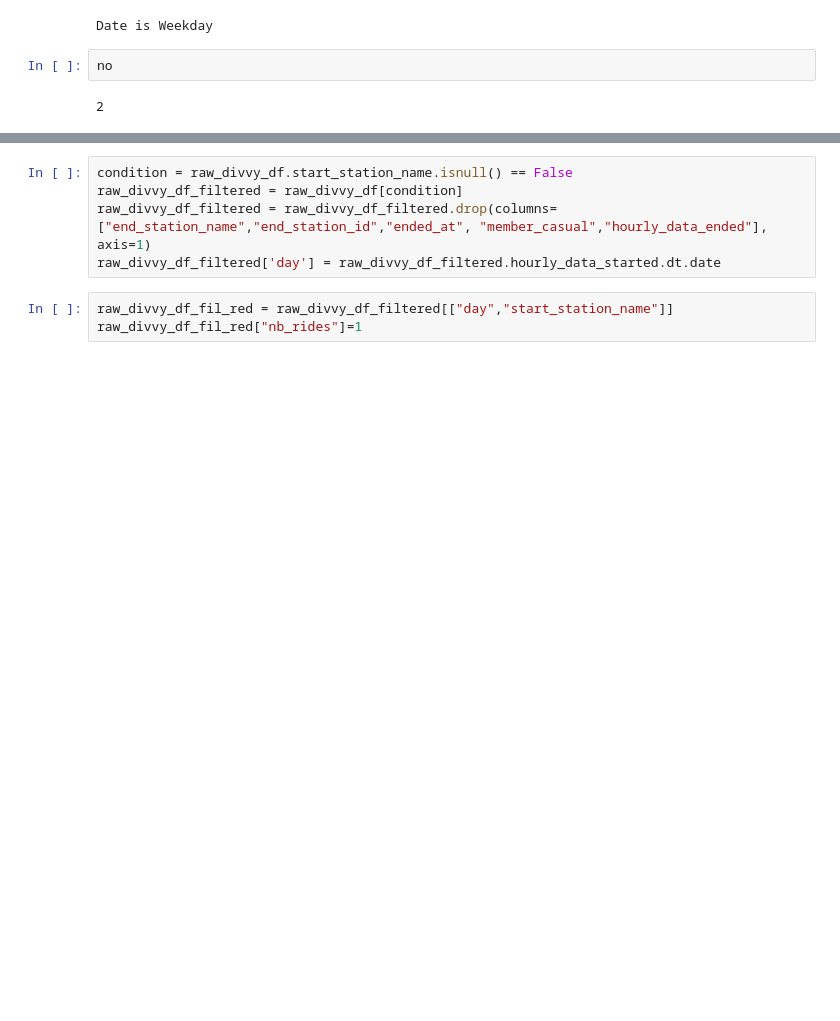
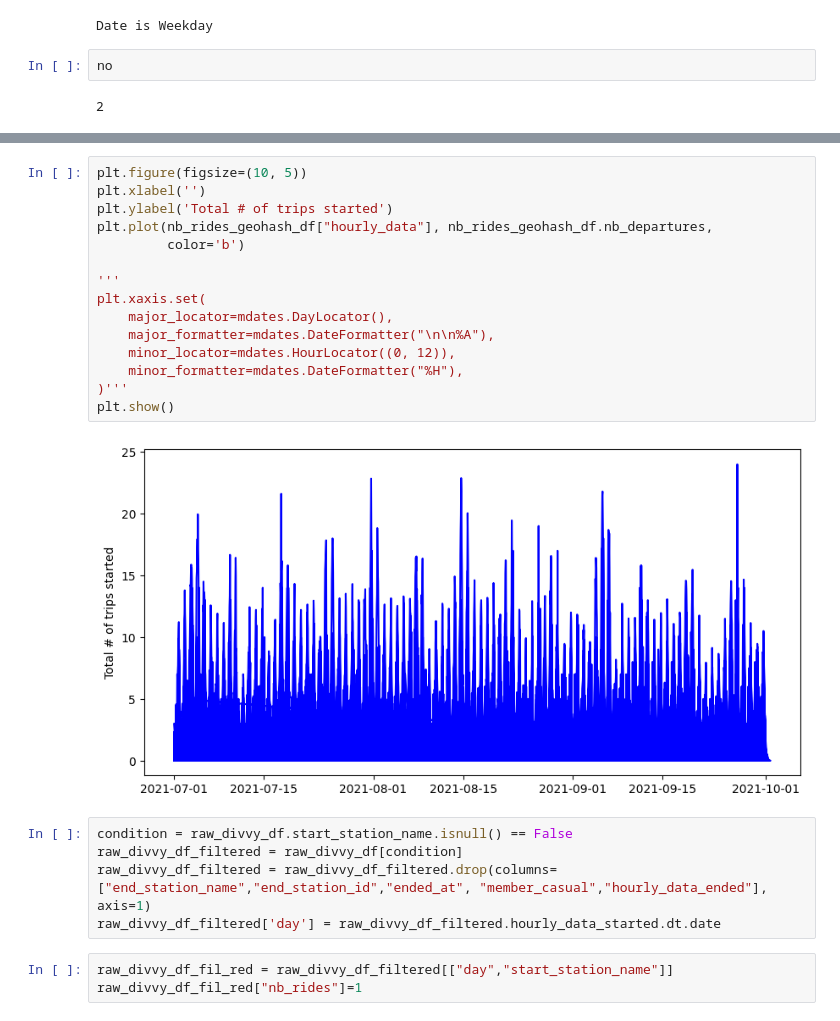
Before and after one commit to G-Dolle/DIVVY_BIKE, a Jupyter notebook: notebooks/desc_stats.ipynb, the cells around one changed output, grey strips where cells are left out. Cells and saved outputs as stored; diff of their text form; blank space fills up the shorter version.

```diff
--- a/notebooks/desc_stats.ipynb
+++ b/notebooks/desc_stats.ipynb
@@ -418,3 +531,20 @@ merged_df = merge_divvy_weather(clean_divvy_df, clean_weather_df)
+# %%
+plt.figure(figsize=(10, 5))
+plt.xlabel('')
+plt.ylabel('Total # of trips started')
+plt.plot(nb_rides_geohash_df["hourly_data"], nb_rides_geohash_df.nb_departures,
+         color='b')
+
+'''
+plt.xaxis.set(
+    major_locator=mdates.DayLocator(),
+    major_formatter=mdates.DateFormatter("\n\n%A"),
+    minor_locator=mdates.HourLocator((0, 12)),
+    minor_formatter=mdates.DateFormatter("%H"),
+)'''
+plt.show()
+# %% [output]
+[figure, added]
 # %%
 condition = raw_divvy_df.start_station_name.isnull() == False
 raw_divvy_df_filtered = raw_divvy_df[condition]
```
Also changed, not shown: parts of 42 cells of this notebook, 6 other files.
